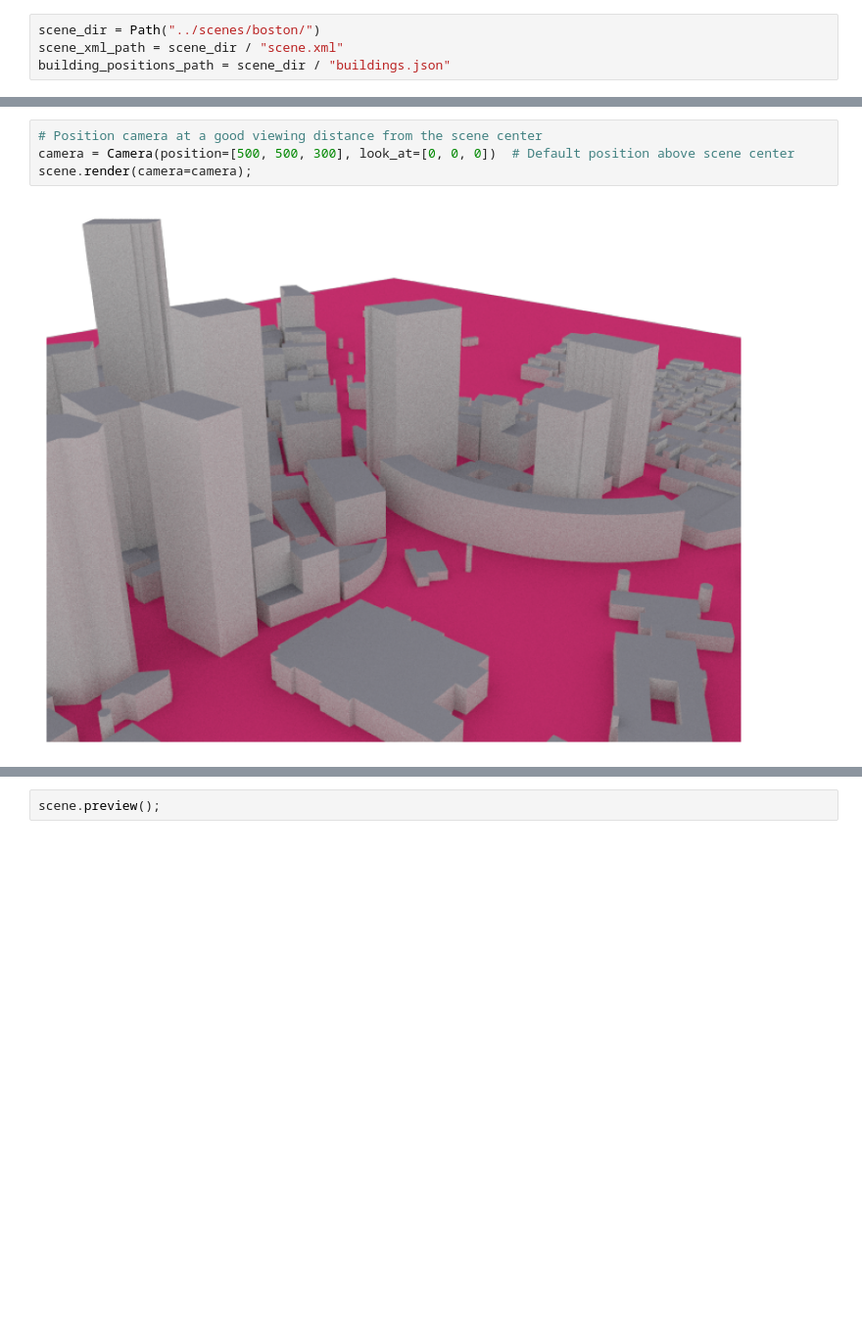
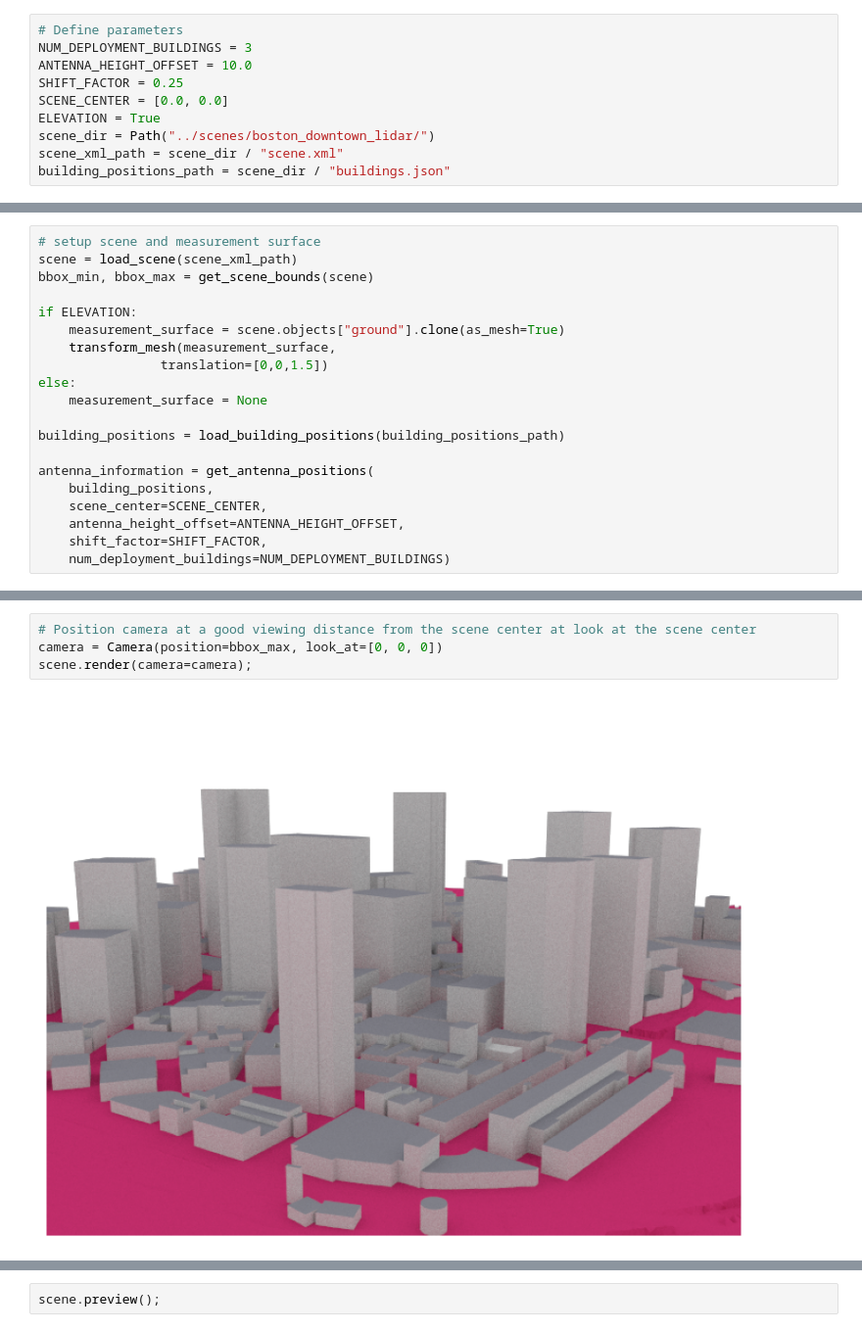
Before and after one commit to BerkIGuler/CSIGen, a Jupyter notebook: examples/visualize_sectors_boston_downtown_lidar.ipynb, the cells around one changed output, grey strips where cells are left out. Shown at 98% size. Saved outputs shown, nothing was run; the diff lists cells and outputs as text; blank space fills up the shorter version.

Commit message:
Enhance scene setup with improved antenna positioning logic. Introduce utility functions for loading building positions and calculating antenna locations based on scene geometry.

```diff
--- a/examples/visualize_sectors_boston_downtown_lidar.ipynb
+++ b/examples/visualize_sectors_boston_downtown_lidar.ipynb
@@ -14,4 +11,10 @@ jitc_llvm_init(): LLVM API initialization failed ..
 # %%
-scene_dir = Path("../scenes/boston/")
+# Define parameters
+NUM_DEPLOYMENT_BUILDINGS = 3
+ANTENNA_HEIGHT_OFFSET = 10.0
+SHIFT_FACTOR = 0.25
+SCENE_CENTER = [0.0, 0.0]
+ELEVATION = True
+scene_dir = Path("../scenes/boston_downtown_lidar/")
 scene_xml_path = scene_dir / "scene.xml"
 building_positions_path = scene_dir / "buildings.json"
@@ -155,0 +21,20 @@ Scene bounding box (from Mitsuba):
+# %%
+# setup scene and measurement surface
+scene = load_scene(scene_xml_path)
+bbox_min, bbox_max = get_scene_bounds(scene)
+
+if ELEVATION:
+    measurement_surface = scene.objects["ground"].clone(as_mesh=True)
+    transform_mesh(measurement_surface,
+                translation=[0,0,1.5])
+else:
+    measurement_surface = None
+
+building_positions = load_building_positions(building_positions_path)
+
+antenna_information = get_antenna_positions(
+    building_positions,
+    scene_center=SCENE_CENTER,
+    antenna_height_offset=ANTENNA_HEIGHT_OFFSET,
+    shift_factor=SHIFT_FACTOR,
+    num_deployment_buildings=NUM_DEPLOYMENT_BUILDINGS)
@@ -156,7 +43,7 @@ Scene bounding box (from Mitsuba):
 # %%
-# Position camera at a good viewing distance from the scene center
-camera = Camera(position=[500, 500, 300], look_at=[0, 0, 0])  # Default position above scene center
+# Position camera at a good viewing distance from the scene center at look at the scene center
+camera = Camera(position=bbox_max, look_at=[0, 0, 0])
 scene.render(camera=camera);
 # %% [output]
-[figure, old version]
+[figure, new version]
 # %%
```
Also changed, not shown: parts of 13 cells of this notebook, 1 other file.
